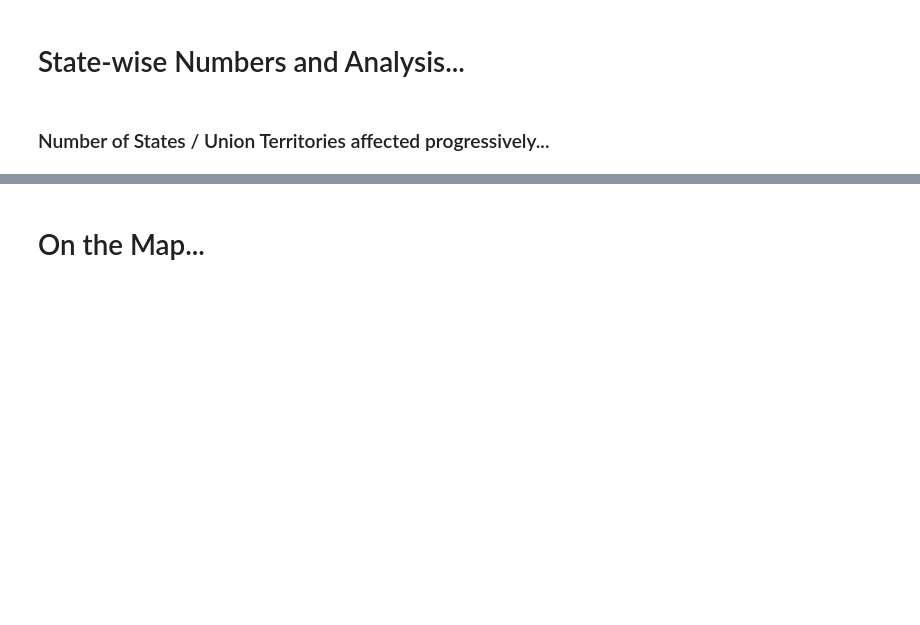
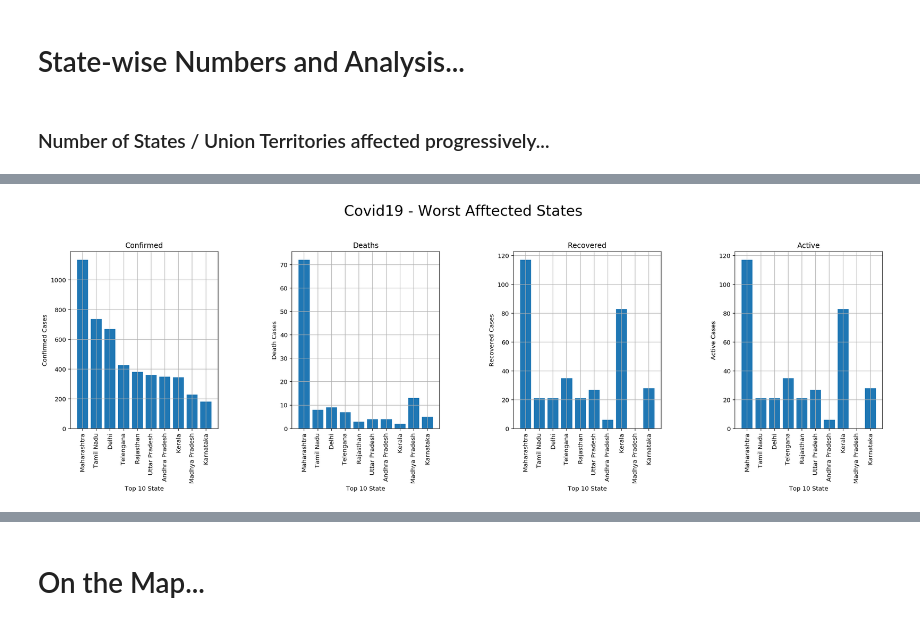
Before and after one commit to sauravmishra1710/Covid-19---A-Geo-Statistical-Analysis, a Jupyter notebook: Covid-19 India Reports.ipynb, the cells around one changed output, grey strips where cells are left out. Saved outputs shown, nothing was run; the diff lists cells and outputs as text; code cells hidden in the pictures; blank space fills up the shorter version.

```diff
--- a/Covid-19 India Reports.ipynb
+++ b/Covid-19 India Reports.ipynb
@@ -1012,0 +984,12 @@ fig.show()
+# %%
+StateWiseData = pd.DataFrame(covid19_complete.groupby('State_UT')['Confirmed', 'Deaths', 'Recovered', 'Active'].max())
+StateWiseData['State_UT'] = StateWiseData.index
+
+StateWiseData = StateWiseData[['State_UT','Confirmed', 'Deaths', 'Recovered', 'Active']]
+StateWiseData = StateWiseData.sort_values('Confirmed',ascending=False)
+
+# Reset Index
+StateWiseData.index = np.arange(1, len(allStates)+1)
+
+formatted_text('***State wise Analysis of ''Confirmed'', ''Deaths'', ''Recovered'', ''Active'' Cases***')
+StateWiseData
@@ -1012,0 +1017,3 @@ fig.show()
+# %%
+top10 = StateWiseData[:10]
+top10
@@ -1012,0 +1032,42 @@ fig.show()
+# %%
+fig, axs  = plt.subplots(1,4, figsize=(24, 6))
+
+ax_x = top10['State_UT']
+
+ax_y0 = top10['Confirmed']
+ax_y1 = top10['Deaths']
+ax_y2 = top10['Recovered']
+ax_y3 = top10['Active']
+
+axs[0].bar(ax_x, ax_y0)
+axs[0].set_xlabel('Top 10 State')
+axs[0].set_ylabel('Confirmed Cases')
+axs[0].title.set_text('Confirmed')
+
+axs[1].bar(ax_x, ax_y1)
+axs[1].set_xlabel('Top 10 State')
+axs[1].set_ylabel('Death Cases')
+axs[1].title.set_text('Deaths')
+
+axs[2].bar(ax_x, ax_y2)
+axs[2].set_xlabel('Top 10 State')
+axs[2].set_ylabel('Recovered Cases')
+axs[2].title.set_text('Recovered')
+
+axs[3].bar(ax_x, ax_y2)
+axs[3].set_xlabel('Top 10 State')
+axs[3].set_ylabel('Active Cases')
+axs[3].title.set_text('Active')
+
+for ax in axs:
+    ax.tick_params('x', labelrotation=90)
+    ax.grid(axis='both')
+
+plt.subplots_adjust(hspace = 0.3)
+plt.subplots_adjust(wspace = 0.5)
+plt.subplots_adjust(top = 0.8)
+
+fig.suptitle("Covid19 - Worst Afftected States", fontsize = 24)
+plt.show()
+# %% [output]
+[figure, added]
```
Also changed, not shown: parts of 24 cells of this notebook.
